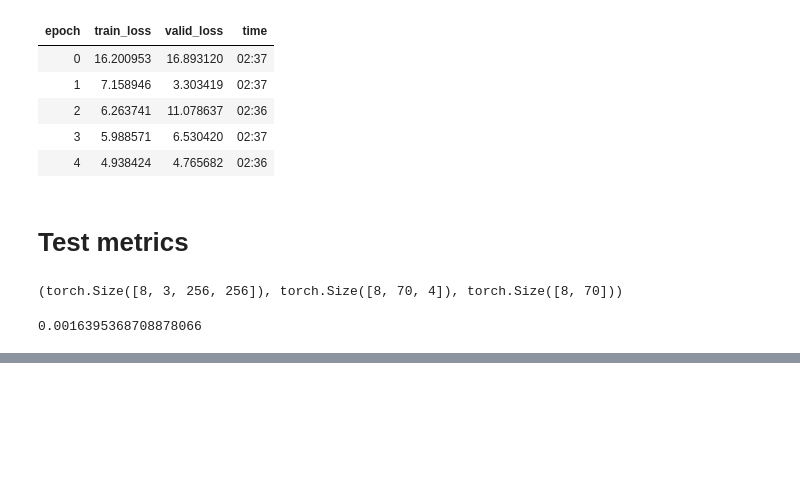
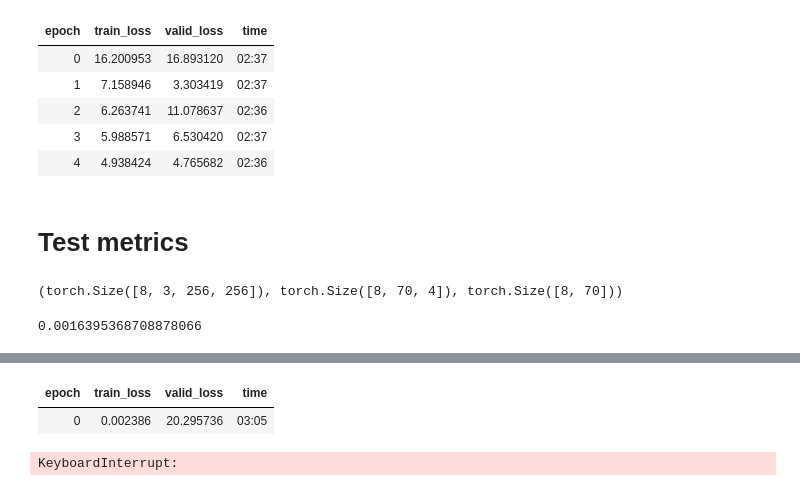
Before and after one commit to heye0507/wheat_detection, a Jupyter notebook: nbs/004_effdet_run_test.ipynb, the cells around one changed output, grey strips where cells are left out. Saved outputs shown, nothing was run; the diff lists cells and outputs as text; code cells hidden in the pictures; blank space fills up the shorter version.

```diff
--- a/nbs/004_effdet_run_test.ipynb
+++ b/nbs/004_effdet_run_test.ipynb
@@ -325,14 +326,23 @@ def my_mAP(preds,targs,img_size=256):
     '''
 
     class_out,box_out,indices,classes = _post_process(model_config,class_out, box_out) # CAUTION
-    for i in range(batch_size):
-        class_out[i] = class_out[i].cpu()
-        box_out[i] = box_out[i].cpu()
+    #print(type(anchors.boxes))
+#     cls_o, box_o = [], []
+#     for i in range(batch_size):
+#         cls_o.append(class_out[i].detach().cpu())
+#         box_o.append(box_out[i].detach().cpu())
+
+#     print(f'class_out {class_out.device}')
+#     print(f'box_out {box_out.device}')
+#     print(f'anchors.boxes {anchors.boxes[0].device}')
+#     assert len(cls_o) == len(class_out)
+#     assert len(box_o) == len(box_out)
+
     res = _batch_detection(
         batch_size,class_out,
-        box_out,anchors.boxes,
+        box_out,anchors.boxes.cuda(),
         indices,classes,
-        tensor([1.]*batch_size),tensor([(img_size,img_size)]*batch_size)
+        tensor([1.]*batch_size).cuda(),tensor([(img_size,img_size)]*batch_size).cuda()
     ) # CAUTION
     ##########################################################
 
@@ -342,7 +352,7 @@ def my_mAP(preds,targs,img_size=256):
                 threshold and form is hardcode
     '''
     for i in range(batch_size):
-        pred = res[i,:,0:4].detach().numpy()
+        pred = res[i,:,0:4].detach().cpu().numpy()
         valid_img_precision.append(calculate_precision(boxes[i],pred,threshold=0.5,form='pascal_voc')) # CAUTION
     return np.mean(valid_img_precision)
 # %%
@@ -353,0 +366,21 @@ my_mAP(preds,(b[1],b[2]))
+# %%
+class Wheat_mAP(Callback):
+    _order = 100
+
+    def begin_validate(self):
+        self.preds = []
+        # self.n = 0
+
+    def begin_batch(self):
+        if not self.learn.training:
+            for item in self.learn.dl:
+                # self.n += 1
+                self.preds.append(my_mAP(self.learn.pred,self.learn.yb))
+
+
+    def after_validate(self):
+        result = np.mean(self.preds)
+        self.learn.recorder.log.append(result)
+# %%
+learn = Learner(dls,model,loss_func=Effdet_Loss,cbs=[Wheat_mAP, ShortEpochCallback(short_valid=False)],
+                model_dir='/home/heye0507/wheat_detection/model/').to_fp16()
@@ -353,0 +402,6 @@ my_mAP(preds,(b[1],b[2]))
+# %%
+learn.fit_one_cycle(2,1e-3)
+# %% [output]
+| epoch | train_loss | valid_loss | time |
+| 0 | 0.002386 | 20.295736 | 03:05 |
+KeyboardInterrupt:
```
Also changed, not shown: parts of 3 cells of this notebook, 1 other file.
